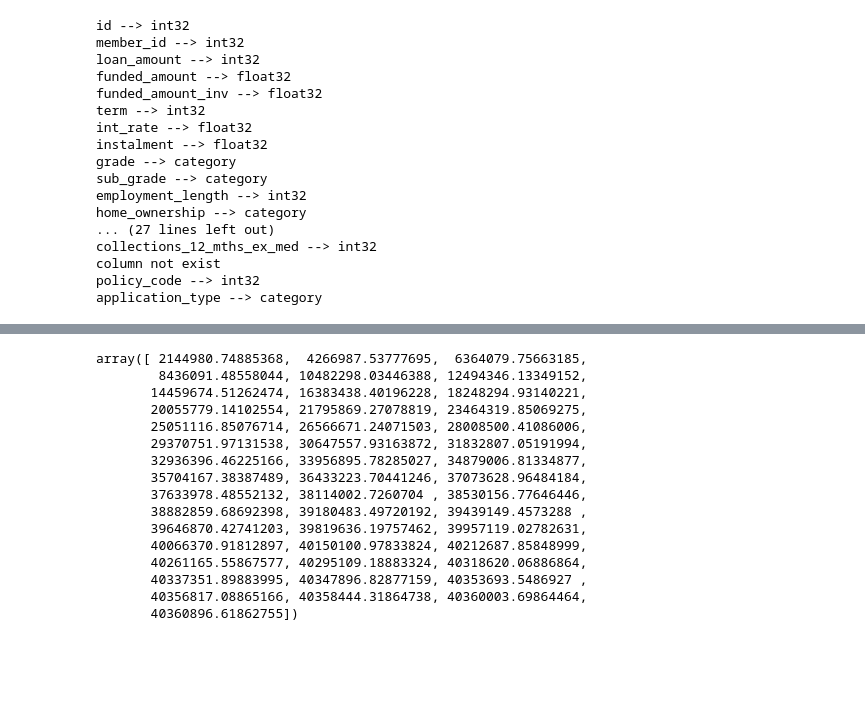
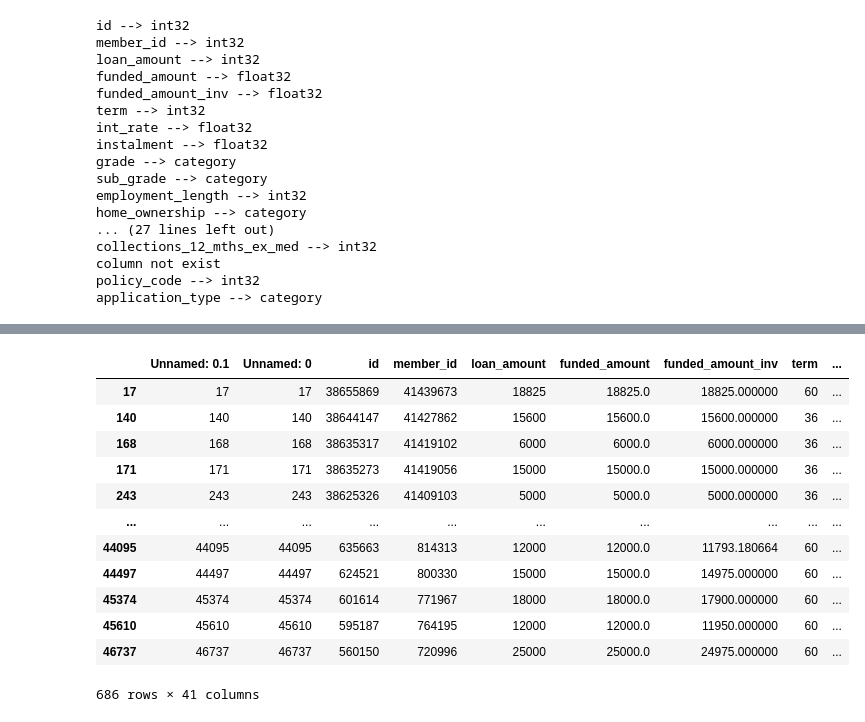
Before and after one commit to vpagador/EDA-Customer-Loans-in-Finance, a Jupyter notebook: data_analysis_questions/4_possible_loss.ipynb, the cells around one changed output, grey strips where cells are left out. Saved outputs shown, nothing was run; the diff lists cells and outputs as text; code cells hidden in the pictures; blank space fills up the shorter version.

```diff
--- a/data_analysis_questions/4_possible_loss.ipynb
+++ b/data_analysis_questions/4_possible_loss.ipynb
@@ -16,7 +19,6 @@ df = pd.read_csv('../csv_files/imputed_loan_payments.csv')
 # %%
 transformer = DataTransform()
 df = transformer.encode_transform(df)
-df = transformer.transform_digit_string(df)
 df = transformer.cast_column_dtypes(df)
 # %% [output]
 id --> int32
@@ -212,6 +40,0 @@ data
-# %%
-list_df = []
-for index,row in enumerate(payments):
-    data = [payments.iloc[index] if x <= months_left.iloc[index] else 0 for x in range(1,46+1) ]
-    df = pd.DataFrame(data=data, index=month_range).T
-    list_df.append(df)
@@ -264,20 +41,18 @@ for payment in monthly_total_payments:
-# %%
-import numpy as np
-np.array(cumulumative_monthly_loss)
-# %% [output]
-array([ 2144980.74885368,  4266987.53777695,  6364079.75663185,
-        8436091.48558044, 10482298.03446388, 12494346.13349152,
-       14459674.51262474, 16383438.40196228, 18248294.93140221,
-       20055779.14102554, 21795869.27078819, 23464319.85069275,
-       25051116.85076714, 26566671.24071503, 28008500.41086006,
-       29370751.97131538, 30647557.93163872, 31832807.05191994,
-       32936396.46225166, 33956895.78285027, 34879006.81334877,
-       35704167.38387489, 36433223.70441246, 37073628.96484184,
-       37633978.48552132, 38114002.7260704 , 38530156.77646446,
-       38882859.68692398, 39180483.49720192, 39439149.4573288 ,
-       39646870.42741203, 39819636.19757462, 39957119.02782631,
-       40066370.91812897, 40150100.97833824, 40212687.85848999,
-       40261165.55867577, 40295109.18883324, 40318620.06886864,
-       40337351.89883995, 40347896.82877159, 40353693.5486927 ,
-       40356817.08865166, 40358444.31864738, 40360003.69864464,
-       40360896.61862755])
+# %%
+# What percentage do users' in this bracket currently represent as a percentage of all loans?
+late_payments_df = df[df['loan_status'].str.startswith('Late')]
+late_payments_df
+# %% [output]
+|  | Unnamed: 0.1 | Unnamed: 0 | id | member_id | loan_amount | funded_amount | funded_amount_inv | term | ... |
+| 17 | 17 | 17 | 38655869 | 41439673 | 18825 | 18825.0 | 18825.000000 | 60 | ... |
+| 140 | 140 | 140 | 38644147 | 41427862 | 15600 | 15600.0 | 15600.000000 | 36 | ... |
+| 168 | 168 | 168 | 38635317 | 41419102 | 6000 | 6000.0 | 6000.000000 | 36 | ... |
+| 171 | 171 | 171 | 38635273 | 41419056 | 15000 | 15000.0 | 15000.000000 | 36 | ... |
+| 243 | 243 | 243 | 38625326 | 41409103 | 5000 | 5000.0 | 5000.000000 | 36 | ... |
+| ... | ... | ... | ... | ... | ... | ... | ... | ... | ... |
+| 44095 | 44095 | 44095 | 635663 | 814313 | 12000 | 12000.0 | 11793.180664 | 60 | ... |
+| 44497 | 44497 | 44497 | 624521 | 800330 | 15000 | 15000.0 | 14975.000000 | 60 | ... |
+| 45374 | 45374 | 45374 | 601614 | 771967 | 18000 | 18000.0 | 17900.000000 | 60 | ... |
+| 45610 | 45610 | 45610 | 595187 | 764195 | 12000 | 12000.0 | 11950.000000 | 60 | ... |
+| 46737 | 46737 | 46737 | 560150 | 720996 | 25000 | 25000.0 | 24975.000000 | 60 | ... |
+686 rows × 41 columns
```
Also changed, not shown: parts of 26 cells of this notebook, 3 other files.
